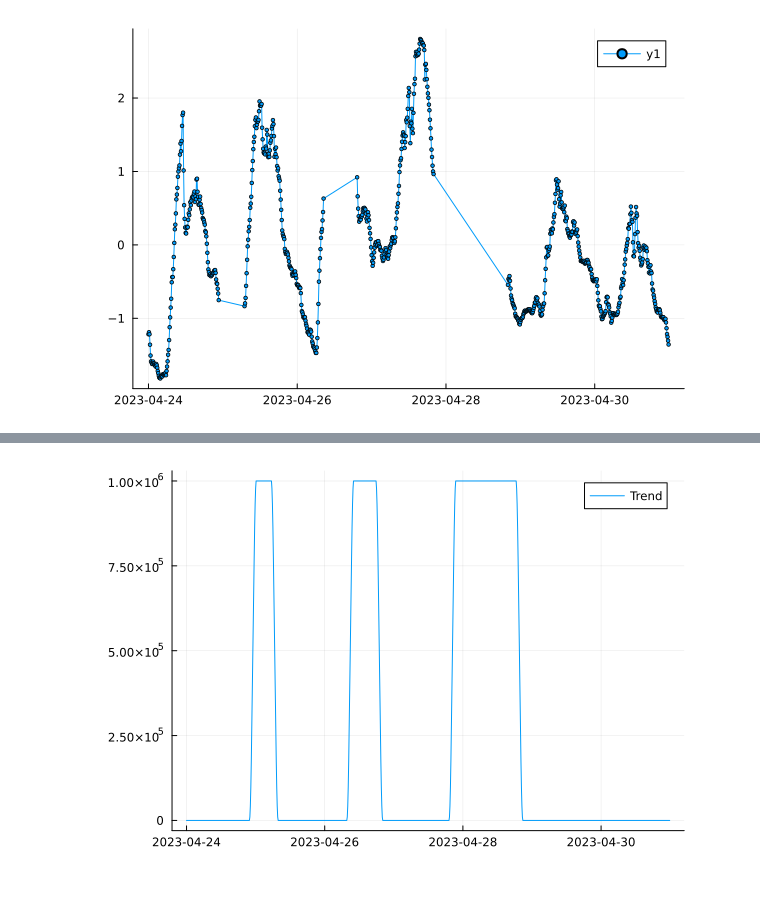
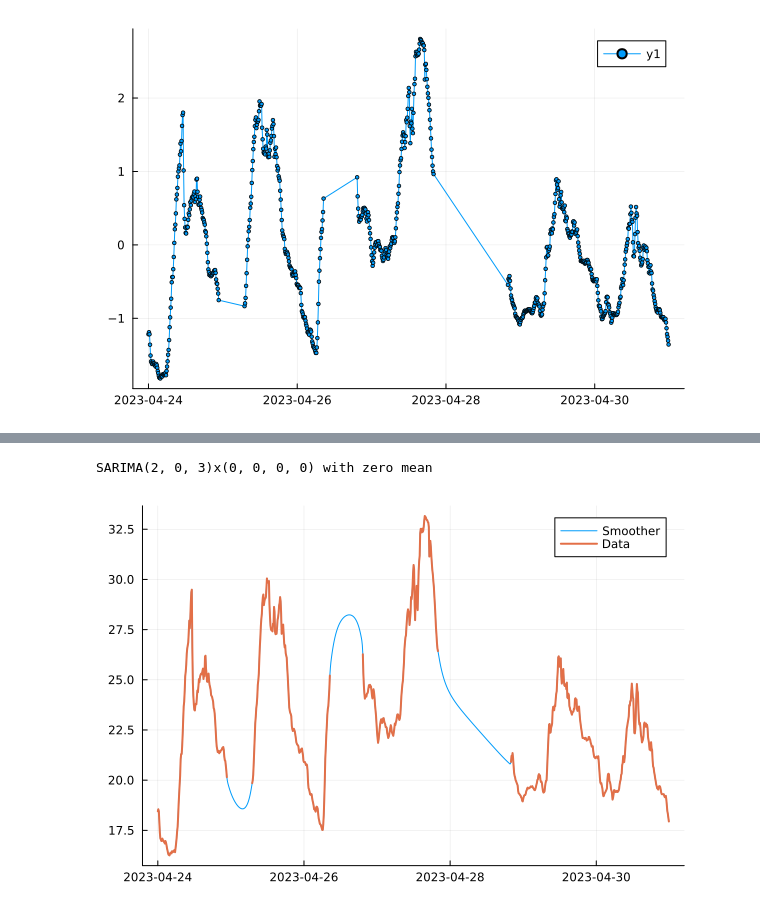
Before and after one commit to viperML/ici-reconstruct, a Jupyter notebook: main.ipynb, the cells around one changed output, grey strips where cells are left out. Cells and saved outputs as stored; diff of their text form; code cells hidden in the pictures.

```diff
--- a/main.ipynb
+++ b/main.ipynb
@@ -117,12 +114,15 @@ ylims!((-3,3))
-# %%
-import SingularSpectrumAnalysis as SSA
-
-trend, season = SSA.analyze(
-    rsp_resampled_df[:, :temp_norm],
-    10,
-    robust=true
-)
-
-plot(rsp_resampled_df[:, :ts], trend, label="Trend",)
-# %% [output]
-[figure, removed]
+# %%
+using StateSpaceModels
+
+model = auto_arima(df_resampled.temp)
+fit!(model)
+display(model)
+
+smoother_output = kalman_smoother(model)
+
+plot()
+plot!(df_resampled.ts, get_smoothed_state(smoother_output)[:, 1], label = "Smoother")
+@df df_resampled plot!(:ts, :temp, linewidth=2, label="Data")
+# %% [output]
+SARIMA(2, 0, 3)x(0, 0, 0, 0) with zero mean
+[figure, added]
```
Also changed, not shown: parts of 4 cells of this notebook, 2 other files.
